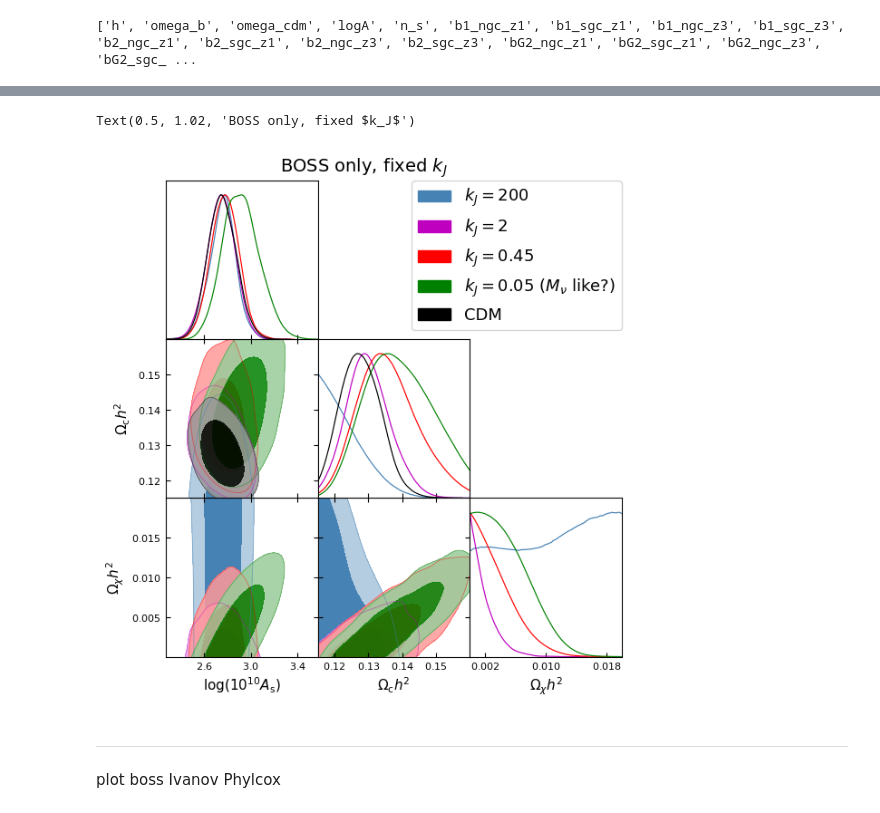
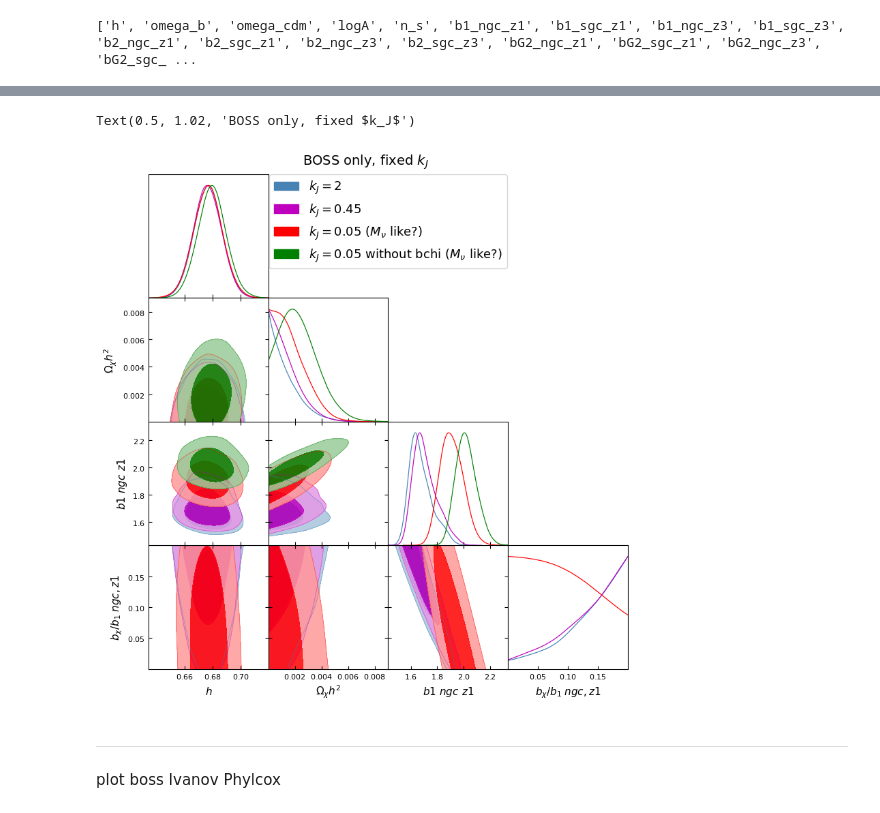
Before and after one commit to fverd/cobaya, a Jupyter notebook: FRA/analyze-chain.ipynb, the cells around one changed output, grey strips where cells are left out. Cells and saved outputs as stored; diff of their text form; code cells hidden in the pictures.

```diff
--- a/FRA/analyze-chain.ipynb
+++ b/FRA/analyze-chain.ipynb
@@ -39,36 +42,39 @@ gdplot.triangle_plot([boss_full],  pars_toplot, contour_colors=['k','r'], title_
 # %%
-boss_0p05 = load_samples('/home/fverdian/cobaya/chains-grids/bossonlyfx/base_Mnu0p1/boss/base_Mnu0p1_boss', to_getdist=True)
+boss_0p05 = load_samples('/home/fverdian/cobaya/chains-grids/bx_CMBpriors/base_Mnu0p1/boss/base_Mnu0p1_boss', to_getdist=True)
 boss_0p05.label=r'$k_J=0.05$ ($M_\nu$ like?)'
 
-boss_0p45 = load_samples('/home/fverdian/cobaya/chains-grids/bossonlyfx/base_kJ0p45/boss/base_kJ0p45_boss', to_getdist=True)
+boss_0p45 = load_samples('/home/fverdian/cobaya/chains-grids/bx_CMBpriors/base_kJ0p45/boss/base_kJ0p45_boss', to_getdist=True)
 boss_0p45.label=r'$k_J=0.45$'
 
-boss_2p0 = load_samples('/home/fverdian/cobaya/chains-grids/bossonlyfx/base_kJ2/boss/base_kJ2_boss', to_getdist=True)
+boss_2p0 = load_samples('/home/fverdian/cobaya/chains-grids/bx_CMBpriors/base_kJ2/boss/base_kJ2_boss', to_getdist=True)
 boss_2p0.label=r'$k_J=2$'
 
-boss_200 = load_samples('/home/fverdian/cobaya/chains-grids/bossonlyfx/base_kJ200/boss/base_kJ200_boss', to_getdist=True)
-boss_200.label=r'$k_J=200$'
-boss_200.setRanges({'omega_chi':[0.,0.02], 'omega_cdm':[0.115,0.16]})
+boss_0p05b = load_samples('/home/fverdian/cobaya/chains-grids/NObx_CMBpriors/base_Mnu0p1/boss/base_Mnu0p1_boss', to_getdist=True)
+boss_0p05b.label=r'$k_J=0.05$ without bchi ($M_\nu$ like?)'
 
-chains_to_plot=[boss_200, boss_2p0, boss_0p45, boss_0p05]
+# boss_200 = load_samples('/home/fverdian/cobaya/chains-grids/bx_CMBpriors/base_kJ200/boss/base_kJ200_boss', to_getdist=True)
+# boss_200.label=r'$k_J=200$'
+# boss_200.setRanges({'omega_chi':[0.,0.02], 'omega_cdm':[0.115,0.16]})
+
+chains_to_plot=[ boss_2p0, boss_0p45, boss_0p05,boss_0p05b]
 for ch in chains_to_plot:
     p=ch.getParams()
     # ch.addDerived(p.omega_chi*93.14, name='M', label=r'Mnu', range=[0.,None])
     # ch.addDerived(p.omega_chi/(p.omega_cdm+p.omega_b+p.omega_chi), name='fx', label=r'f_\chi', range=[0.,0.2])
 
-pars_toplot =['logA', 'omega_cdm','omega_chi']
+pars_toplot =['h','omega_chi','b1_ngc_z1','bx_ngc_z1']
 gdplot = gdplt.get_subplot_plotter()
 boss_full.label='CDM'
 gdplot.settings.linewidth=1.5
 gdplot.settings.legend_fontsize=16
 
-gdplot.triangle_plot(chains_to_plot+[boss_full] ,  pars_toplot, title_limit=None, contour_colors=['steelblue','m', 'r','g','k'],filled=True)
+gdplot.triangle_plot(chains_to_plot ,  pars_toplot, title_limit=None, contour_colors=['steelblue','m', 'r','g','k'],filled=True)
 gdplot.fig.text(0.5, 1.02, r'BOSS only, fixed $k_J$', ha='center', va='top', fontsize=14)
 # gdplot.finish_plot(no_tight=True)
 # gdplot.fig.savefig('/home/fverdian/cobaya/chains-grids/bossonlyfx/contour.pdf', bbox_inches='tight')
 # %% [output]
 Text(0.5, 1.02, 'BOSS only, fixed $k_J$')
-[figure, old version]
+[figure, new version]
 # %% [markdown]
 ---
 plot boss Ivanov Phylcox
```
Also changed, not shown: parts of 3 cells of this notebook, 20 other files.
